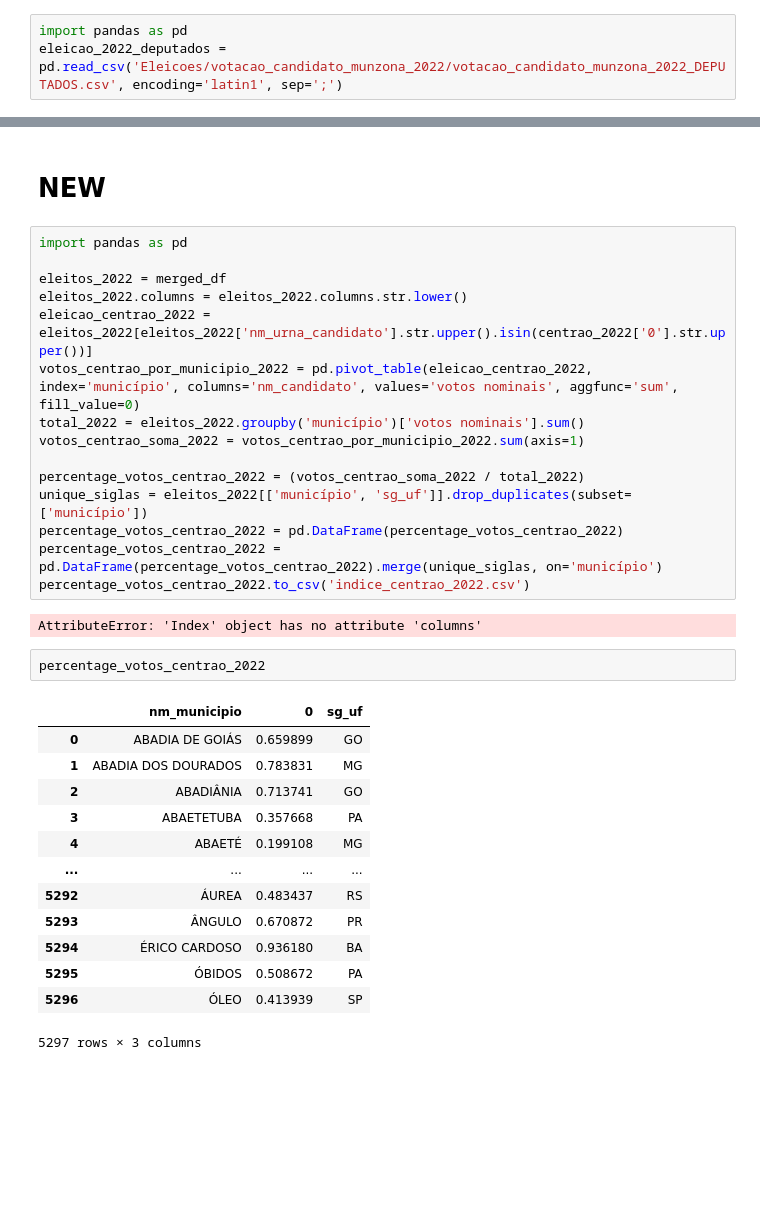
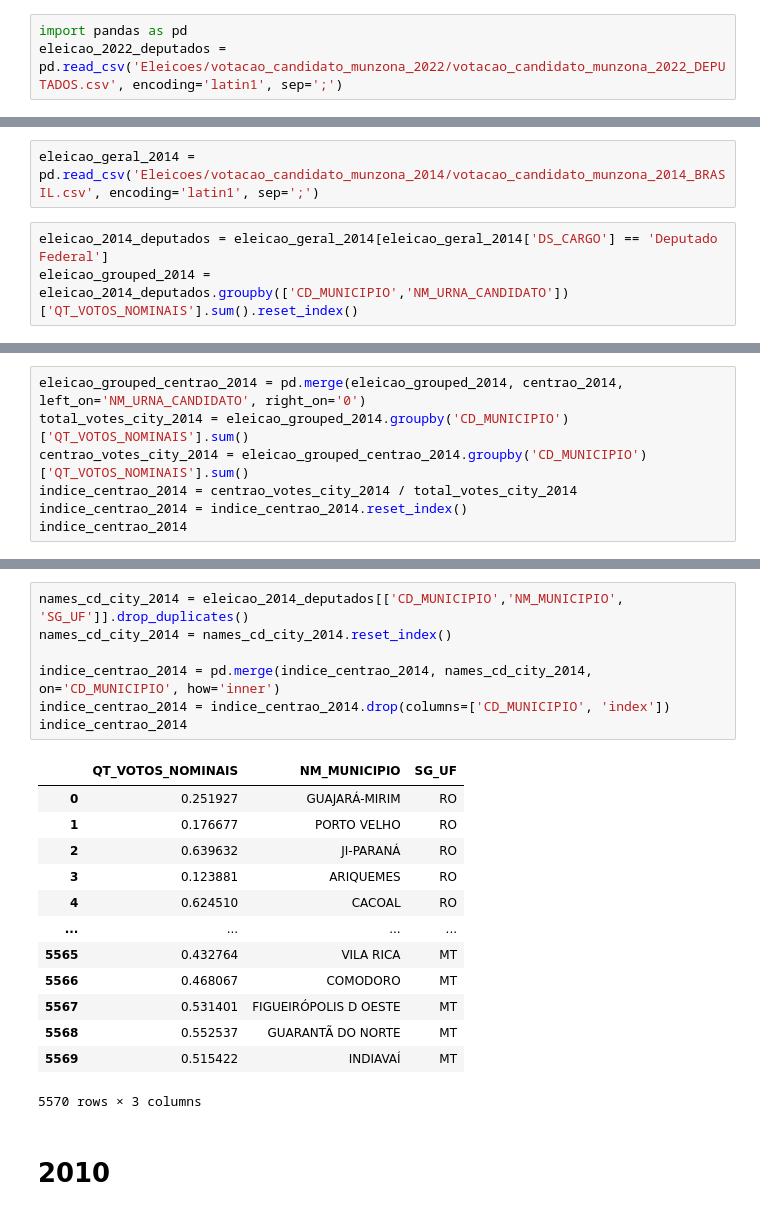
Before and after one commit to LuizVenosa/Grafico-Camera, a Jupyter notebook: Dados consolidado/eleicoes.ipynb, the cells around one changed output, grey strips where cells are left out. Cells and saved outputs as stored; diff of their text form; blank space fills up the shorter version.

```diff
--- a/Dados consolidado/eleicoes.ipynb
+++ b/Dados consolidado/eleicoes.ipynb
@@ -85 +197,6 @@ Length: 9658, dtype: int64
+# %%
+eleicao_geral_2014 = pd.read_csv('Eleicoes/votacao_candidato_munzona_2014/votacao_candidato_munzona_2014_BRASIL.csv', encoding='latin1', sep=';')
+# %%
+eleicao_2014_deputados = eleicao_geral_2014[eleicao_geral_2014['DS_CARGO'] == 'Deputado Federal']
+eleicao_grouped_2014 = eleicao_2014_deputados.groupby(['CD_MUNICIPIO','NM_URNA_CANDIDATO'])['QT_VOTOS_NOMINAIS'].sum().reset_index()
 # %%
@@ -126,0 +216,7 @@ Name: Votos nominais, Length: 316, dtype: int64
+# %%
+eleicao_grouped_centrao_2014 = pd.merge(eleicao_grouped_2014, centrao_2014, left_on='NM_URNA_CANDIDATO', right_on='0')
+total_votes_city_2014 = eleicao_grouped_2014.groupby('CD_MUNICIPIO')['QT_VOTOS_NOMINAIS'].sum()
+centrao_votes_city_2014 = eleicao_grouped_centrao_2014.groupby('CD_MUNICIPIO')['QT_VOTOS_NOMINAIS'].sum()
+indice_centrao_2014 = centrao_votes_city_2014 / total_votes_city_2014
+indice_centrao_2014 = indice_centrao_2014.reset_index()
+indice_centrao_2014
@@ -127,35 +237,23 @@ Name: Votos nominais, Length: 316, dtype: int64
+# %%
+names_cd_city_2014 = eleicao_2014_deputados[['CD_MUNICIPIO','NM_MUNICIPIO', 'SG_UF']].drop_duplicates()
+names_cd_city_2014 = names_cd_city_2014.reset_index()
+
+indice_centrao_2014 = pd.merge(indice_centrao_2014, names_cd_city_2014, on='CD_MUNICIPIO', how='inner')
+indice_centrao_2014 = indice_centrao_2014.drop(columns=['CD_MUNICIPIO', 'index'])
+indice_centrao_2014
+# %% [output]
+|  | QT_VOTOS_NOMINAIS | NM_MUNICIPIO | SG_UF |
+| 0 | 0.251927 | GUAJARÁ-MIRIM | RO |
+| 1 | 0.176677 | PORTO VELHO | RO |
+| 2 | 0.639632 | JI-PARANÁ | RO |
+| 3 | 0.123881 | ARIQUEMES | RO |
+| 4 | 0.624510 | CACOAL | RO |
+| ... | ... | ... | ... |
+| 5565 | 0.432764 | VILA RICA | MT |
+| 5566 | 0.468067 | COMODORO | MT |
+| 5567 | 0.531401 | FIGUEIRÓPOLIS D OESTE | MT |
+| 5568 | 0.552537 | GUARANTÃ DO NORTE | MT |
+| 5569 | 0.515422 | INDIAVAÍ | MT |
+5570 rows × 3 columns
 # %% [markdown]
-# NEW
+# 2010
-# %%
-import pandas as pd
-
-eleitos_2022 = merged_df
-eleitos_2022.columns = eleitos_2022.columns.str.lower()
-eleicao_centrao_2022 = eleitos_2022[eleitos_2022['nm_urna_candidato'].str.upper().isin(centrao_2022['0'].str.upper())]
-votos_centrao_por_municipio_2022 = pd.pivot_table(eleicao_centrao_2022, index='município', columns='nm_candidato', values='votos nominais', aggfunc='sum', fill_value=0)
-total_2022 = eleitos_2022.groupby('município')['votos nominais'].sum()
-votos_centrao_soma_2022 = votos_centrao_por_municipio_2022.sum(axis=1)
-
-percentage_votos_centrao_2022 = (votos_centrao_soma_2022 / total_2022)
-unique_siglas = eleitos_2022[['município', 'sg_uf']].drop_duplicates(subset=['município'])
-percentage_votos_centrao_2022 = pd.DataFrame(percentage_votos_centrao_2022)
-percentage_votos_centrao_2022 = pd.DataFrame(percentage_votos_centrao_2022).merge(unique_siglas, on='município')
-percentage_votos_centrao_2022.to_csv('indice_centrao_2022.csv')
-# %% [output]
-AttributeError: 'Index' object has no attribute 'columns'
-# %%
-percentage_votos_centrao_2022
-# %% [output]
-|  | nm_municipio | 0 | sg_uf |
-| 0 | ABADIA DE GOIÁS | 0.659899 | GO |
-| 1 | ABADIA DOS DOURADOS | 0.783831 | MG |
-| 2 | ABADIÂNIA | 0.713741 | GO |
-| 3 | ABAETETUBA | 0.357668 | PA |
-| 4 | ABAETÉ | 0.199108 | MG |
-| ... | ... | ... | ... |
-| 5292 | ÁUREA | 0.483437 | RS |
-| 5293 | ÂNGULO | 0.670872 | PR |
-| 5294 | ÉRICO CARDOSO | 0.936180 | BA |
-| 5295 | ÓBIDOS | 0.508672 | PA |
-| 5296 | ÓLEO | 0.413939 | SP |
-5297 rows × 3 columns
```
Also changed, not shown: parts of 29 cells of this notebook, 3 other files.
